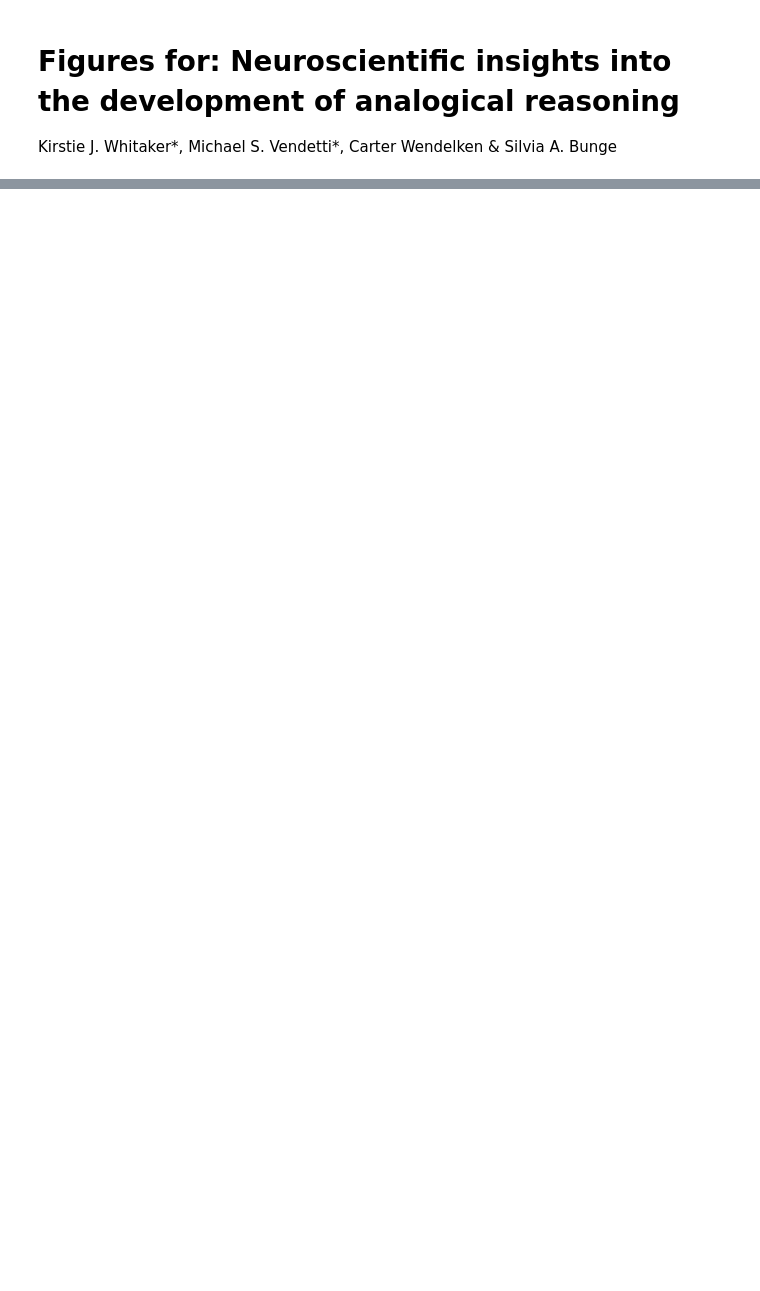
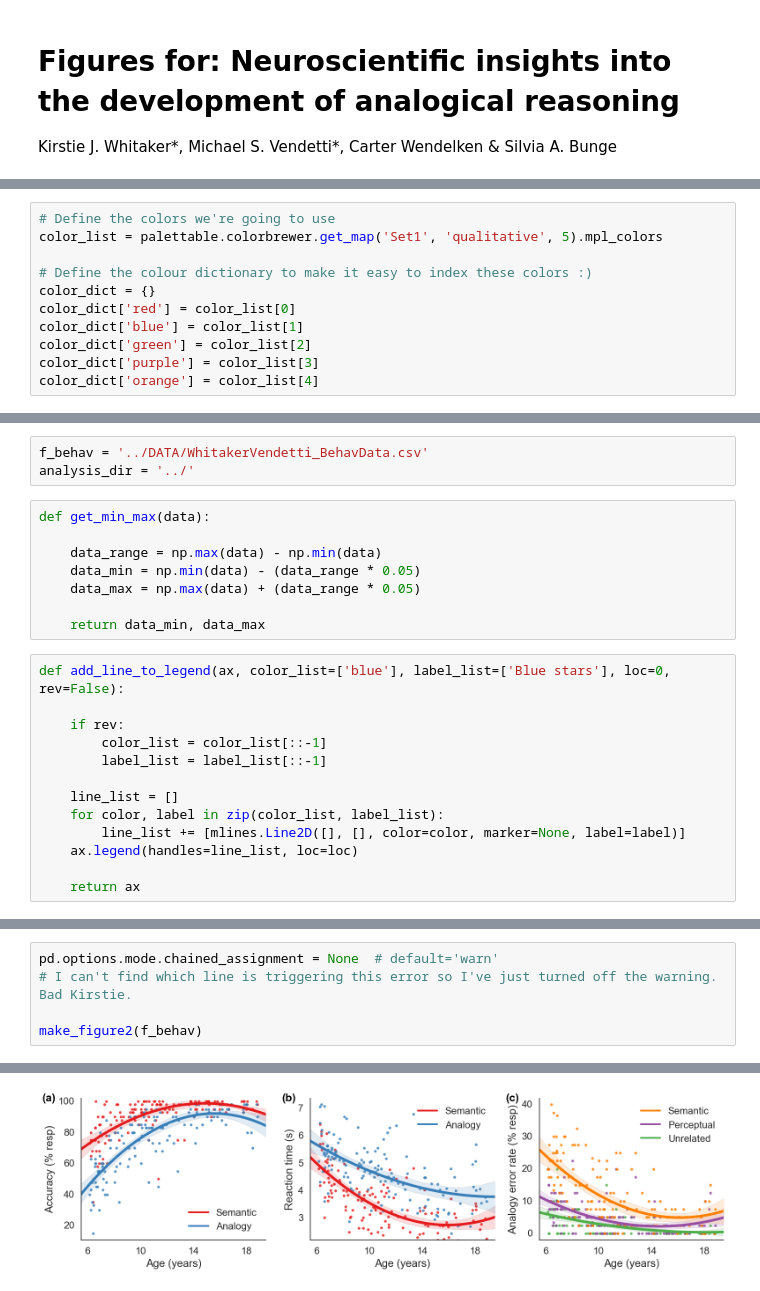
Before and after one commit to KirstieJane/NORA_WhitakerVendetti_DevSci2017, a Jupyter notebook: JUPYTER_NOTEBOOKS/VISAN_Figures.ipynb, the cells around one changed output, grey strips where cells are left out. Saved outputs shown, nothing was run; the diff lists cells and outputs as text; blank space fills up the shorter version.

```diff
--- a/JUPYTER_NOTEBOOKS/VISAN_Figures.ipynb
+++ b/JUPYTER_NOTEBOOKS/VISAN_Figures.ipynb
@@ -126,0 +28,11 @@ print(img_ana.shape)
+# %%
+# Define the colors we're going to use
+color_list = palettable.colorbrewer.get_map('Set1', 'qualitative', 5).mpl_colors
+
+# Define the colour dictionary to make it easy to index these colors :)
+color_dict = {}
+color_dict['red'] = color_list[0]
+color_dict['blue'] = color_list[1]
+color_dict['green'] = color_list[2]
+color_dict['purple'] = color_list[3]
+color_dict['orange'] = color_list[4]
@@ -126,0 +186,24 @@ print(img_ana.shape)
+# %%
+f_behav = '../DATA/WhitakerVendetti_BehavData.csv'
+analysis_dir = '../'
+# %%
+def get_min_max(data):
+
+    data_range = np.max(data) - np.min(data)
+    data_min = np.min(data) - (data_range * 0.05)
+    data_max = np.max(data) + (data_range * 0.05)
+
+    return data_min, data_max
+# %%
+def add_line_to_legend(ax, color_list=['blue'], label_list=['Blue stars'], loc=0, rev=False):
+
+    if rev:
+        color_list = color_list[::-1]
+        label_list = label_list[::-1]
+
+    line_list = []
+    for color, label in zip(color_list, label_list):
+        line_list += [mlines.Line2D([], [], color=color, marker=None, label=label)]
+    ax.legend(handles=line_list, loc=loc)
+
+    return ax
@@ -126,0 +400,6 @@ print(img_ana.shape)
+# %%
+pd.options.mode.chained_assignment = None  # default='warn'
+# I can't find which line is triggering this error so I've just turned off the warning. Bad Kirstie.
+
+make_figure2(f_behav)
+# %% [output]
@@ -126,0 +423 @@ print(img_ana.shape)
+[figure, added]
```
Also changed, not shown: parts of 46 cells of this notebook, 9 other files.
